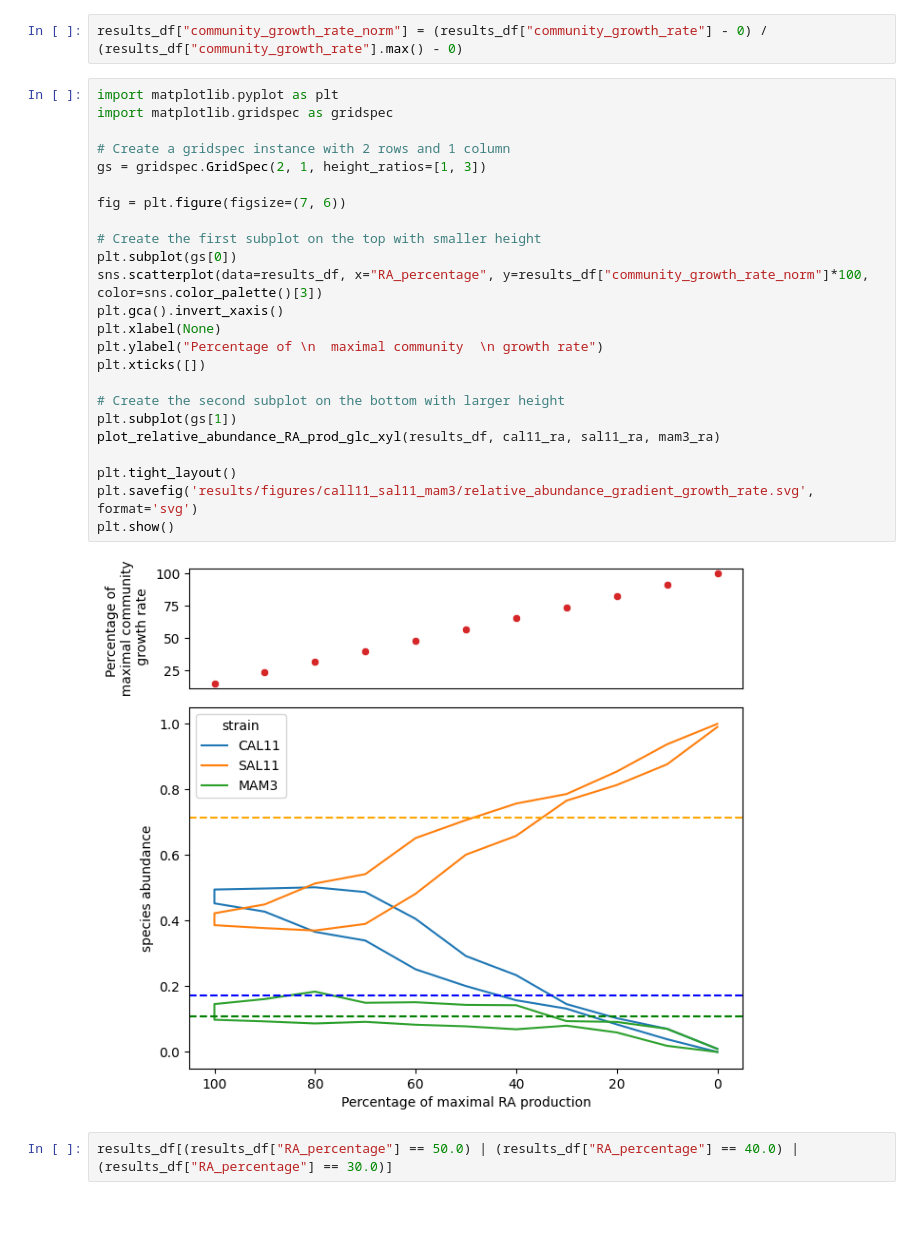
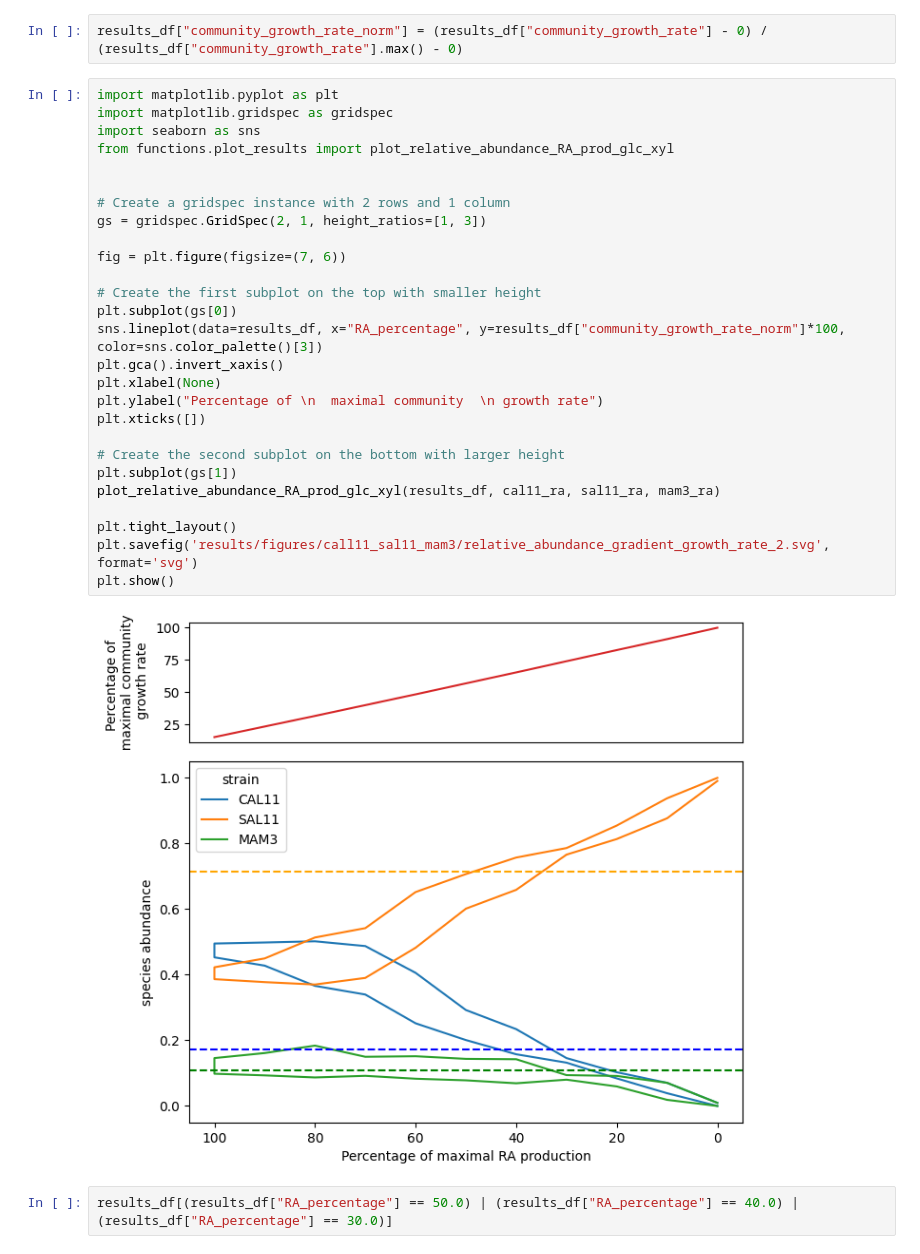
Before and after one commit to andreastallvik/BIOTBT3900, a Jupyter notebook: community_modelling/RAsynthesis/results_mixed_sub_tri.ipynb, the cells around one changed output. Cells and saved outputs as stored; diff of their text form; blank space fills up the shorter version.

```diff
--- a/community_modelling/RAsynthesis/results_mixed_sub_tri.ipynb
+++ b/community_modelling/RAsynthesis/results_mixed_sub_tri.ipynb
@@ -295,29 +327,32 @@ results_df["community_growth_rate_norm"] = (results_df["community_growth_rate"]
 # %%
 import matplotlib.pyplot as plt
 import matplotlib.gridspec as gridspec
+import seaborn as sns
+from functions.plot_results import plot_relative_abundance_RA_prod_glc_xyl
+
 
 # Create a gridspec instance with 2 rows and 1 column
 gs = gridspec.GridSpec(2, 1, height_ratios=[1, 3])
 
 fig = plt.figure(figsize=(7, 6))
 
 # Create the first subplot on the top with smaller height
 plt.subplot(gs[0])
-sns.scatterplot(data=results_df, x="RA_percentage", y=results_df["community_growth_rate_norm"]*100, color=sns.color_palette()[3])
+sns.lineplot(data=results_df, x="RA_percentage", y=results_df["community_growth_rate_norm"]*100, color=sns.color_palette()[3])
 plt.gca().invert_xaxis()
 plt.xlabel(None)
 plt.ylabel("Percentage of \n  maximal community  \n growth rate")
 plt.xticks([])
 
 # Create the second subplot on the bottom with larger height
 plt.subplot(gs[1])
 plot_relative_abundance_RA_prod_glc_xyl(results_df, cal11_ra, sal11_ra, mam3_ra)
 
 plt.tight_layout()
-plt.savefig('results/figures/call11_sal11_mam3/relative_abundance_gradient_growth_rate.svg', format='svg')
+plt.savefig('results/figures/call11_sal11_mam3/relative_abundance_gradient_growth_rate_2.svg', format='svg')
 plt.show()
 # %% [output]
-[figure, old version]
+[figure, new version]
 # %%
 results_df[(results_df["RA_percentage"] == 50.0) | (results_df["RA_percentage"] == 40.0) | (results_df["RA_percentage"] == 30.0)]
 # %% [output]
```
Also changed, not shown: parts of 3 cells of this notebook, 1 other file.
